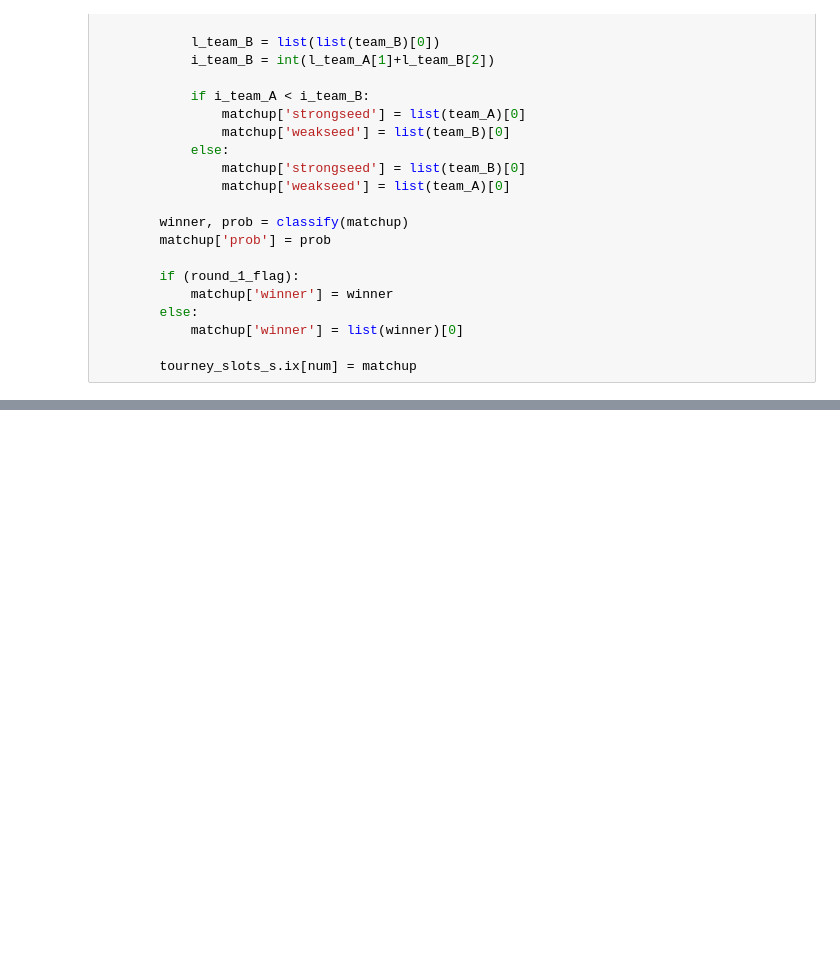
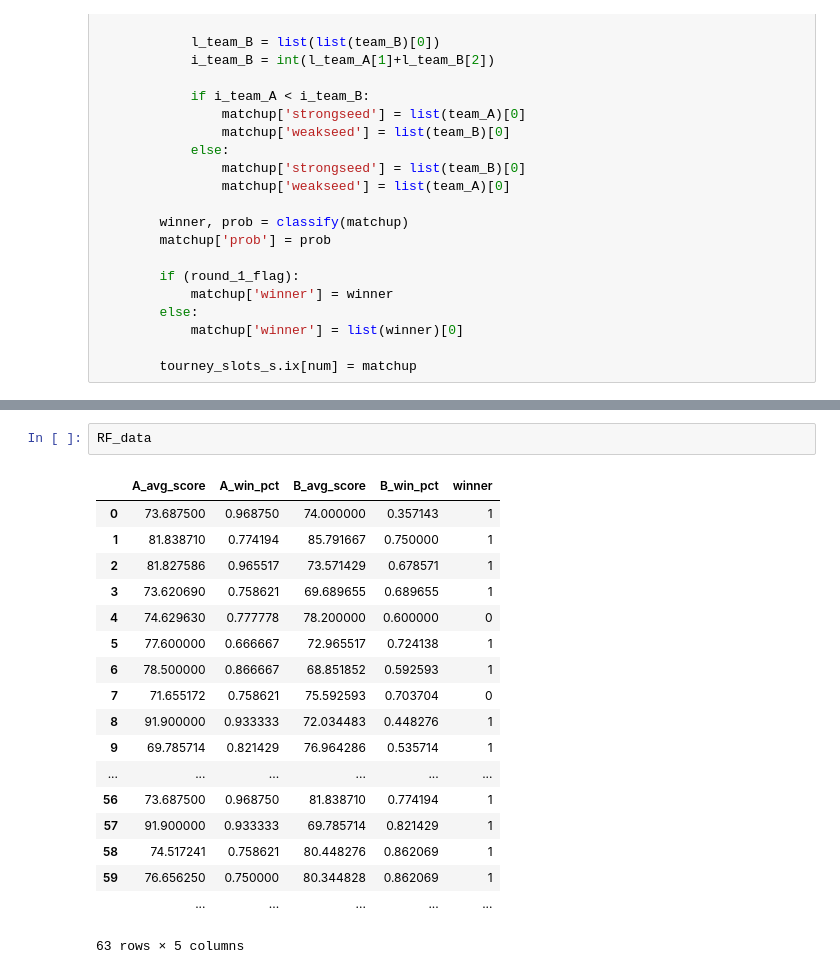
Before and after one commit to bpjsincl/marchmadness, a Jupyter notebook: random_forest.ipynb, the cells around one changed output, grey strips where cells are left out. Saved outputs shown, nothing was run; the diff lists cells and outputs as text; blank space fills up the shorter version.

```diff
--- a/random_forest.ipynb
+++ b/random_forest.ipynb
@@ -219,0 +144,21 @@ tourney_slots_s
+# %%
+RF_data
+# %% [output]
+|  | A_avg_score | A_win_pct | B_avg_score | B_win_pct | winner |
+| 0 | 73.687500 | 0.968750 | 74.000000 | 0.357143 | 1 |
+| 1 | 81.838710 | 0.774194 | 85.791667 | 0.750000 | 1 |
+| 2 | 81.827586 | 0.965517 | 73.571429 | 0.678571 | 1 |
+| 3 | 73.620690 | 0.758621 | 69.689655 | 0.689655 | 1 |
+| 4 | 74.629630 | 0.777778 | 78.200000 | 0.600000 | 0 |
+| 5 | 77.600000 | 0.666667 | 72.965517 | 0.724138 | 1 |
+| 6 | 78.500000 | 0.866667 | 68.851852 | 0.592593 | 1 |
+| 7 | 71.655172 | 0.758621 | 75.592593 | 0.703704 | 0 |
+| 8 | 91.900000 | 0.933333 | 72.034483 | 0.448276 | 1 |
+| 9 | 69.785714 | 0.821429 | 76.964286 | 0.535714 | 1 |
+| ... | ... | ... | ... | ... | ... |
+| 56 | 73.687500 | 0.968750 | 81.838710 | 0.774194 | 1 |
+| 57 | 91.900000 | 0.933333 | 69.785714 | 0.821429 | 1 |
+| 58 | 74.517241 | 0.758621 | 80.448276 | 0.862069 | 1 |
+| 59 | 76.656250 | 0.750000 | 80.344828 | 0.862069 | 1 |
+|  | ... | ... | ... | ... | ... |
+63 rows × 5 columns
```
Also changed, not shown: parts of 12 cells of this notebook, 1 other file.
